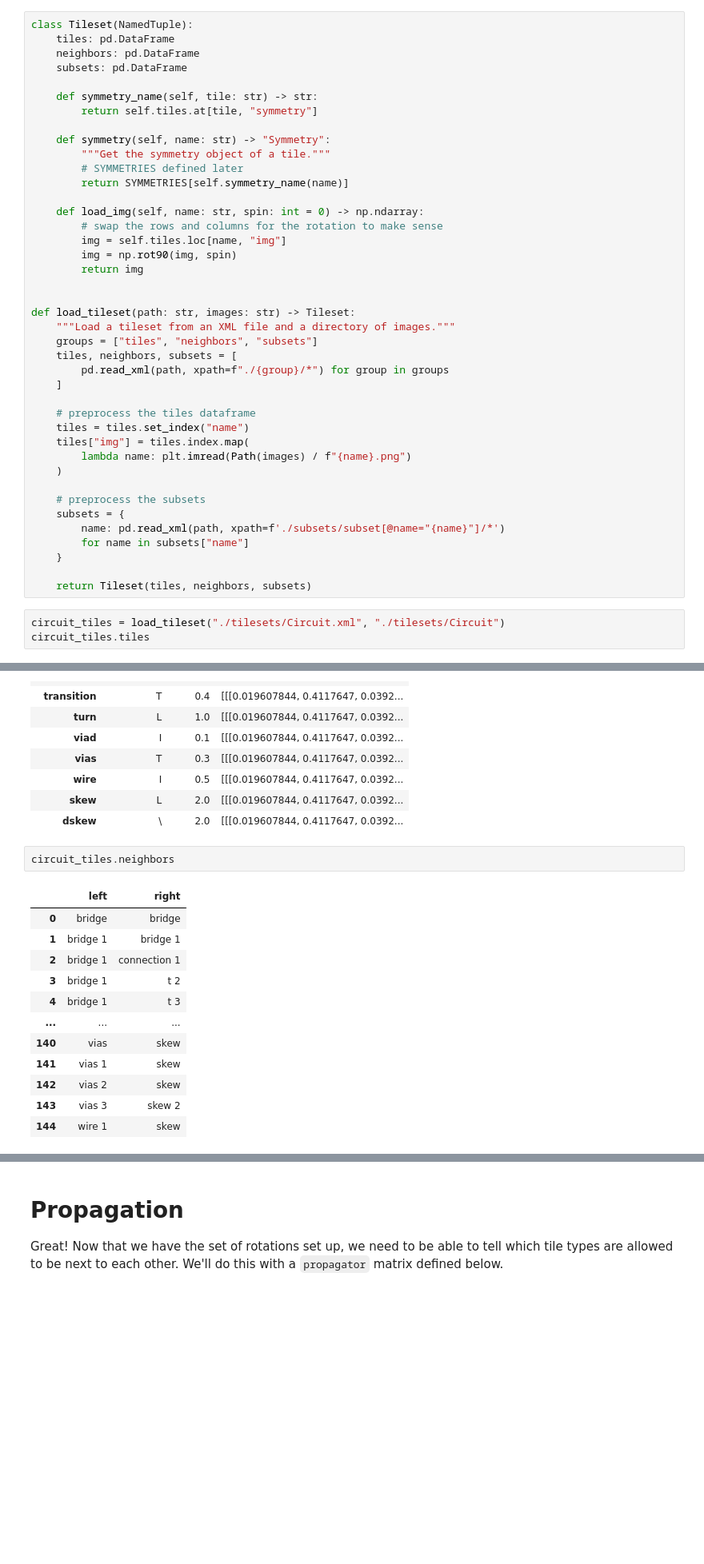
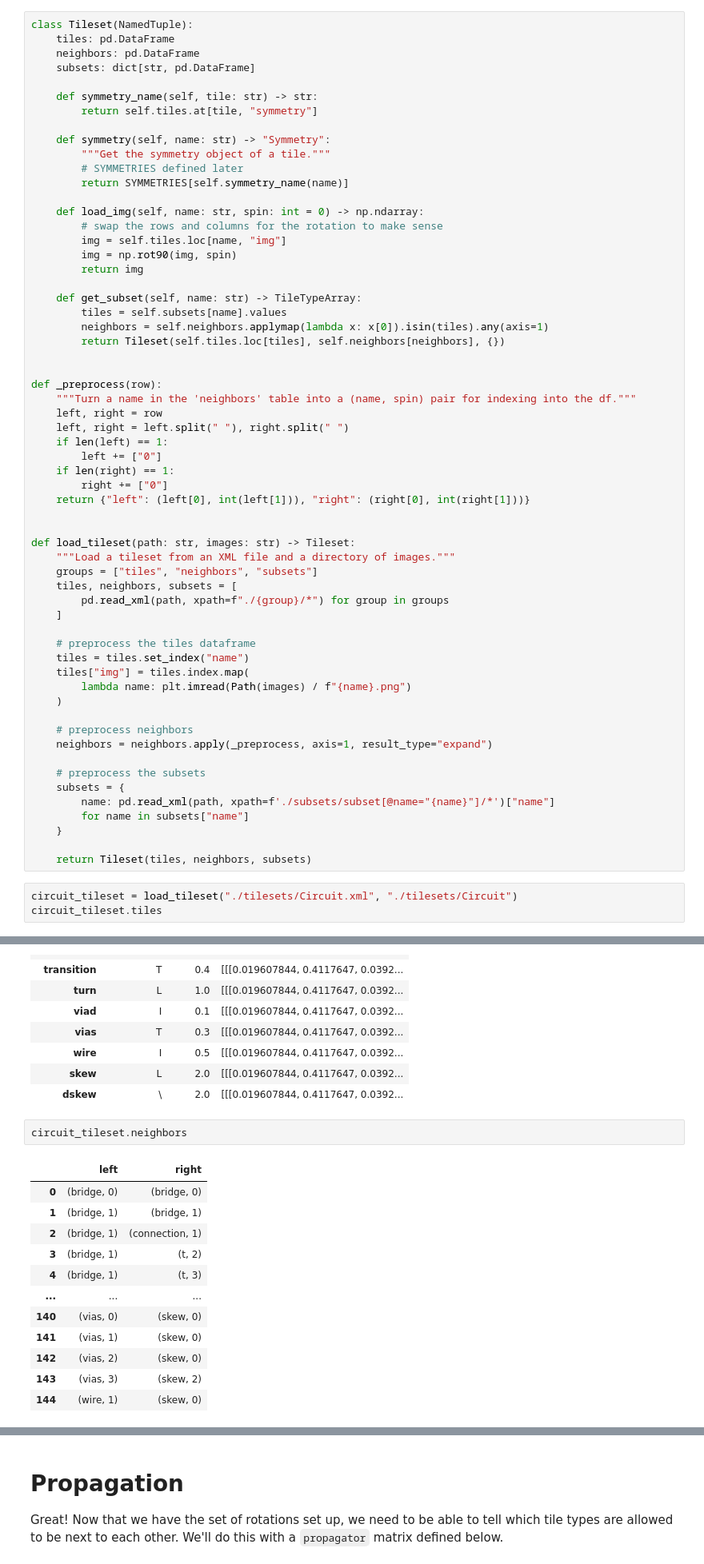
Before and after one commit to adzcai/wave-function-collapse, a Jupyter notebook: WFC.ipynb, the cells around one changed output, grey strips where cells are left out. Shown at 80% size. Drawn from its saved outputs; the diff is of its cells as text; blank space fills up the shorter version.

```diff
--- a/WFC.ipynb
+++ b/WFC.ipynb
@@ -29,7 +47,7 @@ DirectionSet = jnp.ndarray  # (<= ND,)
 class Tileset(NamedTuple):
     tiles: pd.DataFrame
     neighbors: pd.DataFrame
-    subsets: pd.DataFrame
+    subsets: dict[str, pd.DataFrame]
 
     def symmetry_name(self, tile: str) -> str:
         return self.tiles.at[tile, "symmetry"]
@@ -45,6 +63,22 @@ class Tileset(NamedTuple):
         img = np.rot90(img, spin)
         return img
 
+    def get_subset(self, name: str) -> TileTypeArray:
+        tiles = self.subsets[name].values
+        neighbors = self.neighbors.applymap(lambda x: x[0]).isin(tiles).any(axis=1)
+        return Tileset(self.tiles.loc[tiles], self.neighbors[neighbors], {})
+
+
+def _preprocess(row):
+    """Turn a name in the 'neighbors' table into a (name, spin) pair for indexing into the df."""
+    left, right = row
+    left, right = left.split(" "), right.split(" ")
+    if len(left) == 1:
+        left += ["0"]
+    if len(right) == 1:
+        right += ["0"]
+    return {"left": (left[0], int(left[1])), "right": (right[0], int(right[1]))}
+
 
 def load_tileset(path: str, images: str) -> Tileset:
     """Load a tileset from an XML file and a directory of images."""
@@ -59,16 +93,19 @@ def load_tileset(path: str, images: str) -> Tileset:
         lambda name: plt.imread(Path(images) / f"{name}.png")
     )
 
+    # preprocess neighbors
+    neighbors = neighbors.apply(_preprocess, axis=1, result_type="expand")
+
     # preprocess the subsets
     subsets = {
-        name: pd.read_xml(path, xpath=f'./subsets/subset[@name="{name}"]/*')
+        name: pd.read_xml(path, xpath=f'./subsets/subset[@name="{name}"]/*')["name"]
         for name in subsets["name"]
     }
 
     return Tileset(tiles, neighbors, subsets)
 # %%
-circuit_tiles = load_tileset("./tilesets/Circuit.xml", "./tilesets/Circuit")
-circuit_tiles.tiles
+circuit_tileset = load_tileset("./tilesets/Circuit.xml", "./tilesets/Circuit")
+circuit_tileset.tiles
 # %% [output]
 |  | symmetry | weight | img |
 | name |  |  |  |
@@ -87,20 +124,20 @@ circuit_tiles.tiles
 | skew | L | 2.0 | [[[0.019607844, 0.4117647, 0.0392... |
 | dskew | \ | 2.0 | [[[0.019607844, 0.4117647, 0.0392... |
 # %%
-circuit_tiles.neighbors
+circuit_tileset.neighbors
 # %% [output]
 |  | left | right |
-| 0 | bridge | bridge |
-| 1 | bridge 1 | bridge 1 |
-| 2 | bridge 1 | connection 1 |
-| 3 | bridge 1 | t 2 |
-| 4 | bridge 1 | t 3 |
+| 0 | (bridge, 0) | (bridge, 0) |
+| 1 | (bridge, 1) | (bridge, 1) |
+| 2 | (bridge, 1) | (connection, 1) |
+| 3 | (bridge, 1) | (t, 2) |
+| 4 | (bridge, 1) | (t, 3) |
 | ... | ... | ... |
-| 140 | vias | skew |
-| 141 | vias 1 | skew |
-| 142 | vias 2 | skew |
-| 143 | vias 3 | skew 2 |
-| 144 | wire 1 | skew |
+| 140 | (vias, 0) | (skew, 0) |
+| 141 | (vias, 1) | (skew, 0) |
+| 142 | (vias, 2) | (skew, 0) |
+| 143 | (vias, 3) | (skew, 2) |
+| 144 | (wire, 1) | (skew, 0) |
 145 rows × 2 columns
 # %% [markdown]
 ## Tile rotations
```
Also changed, not shown: parts of 22 cells of this notebook, 1 other file.
